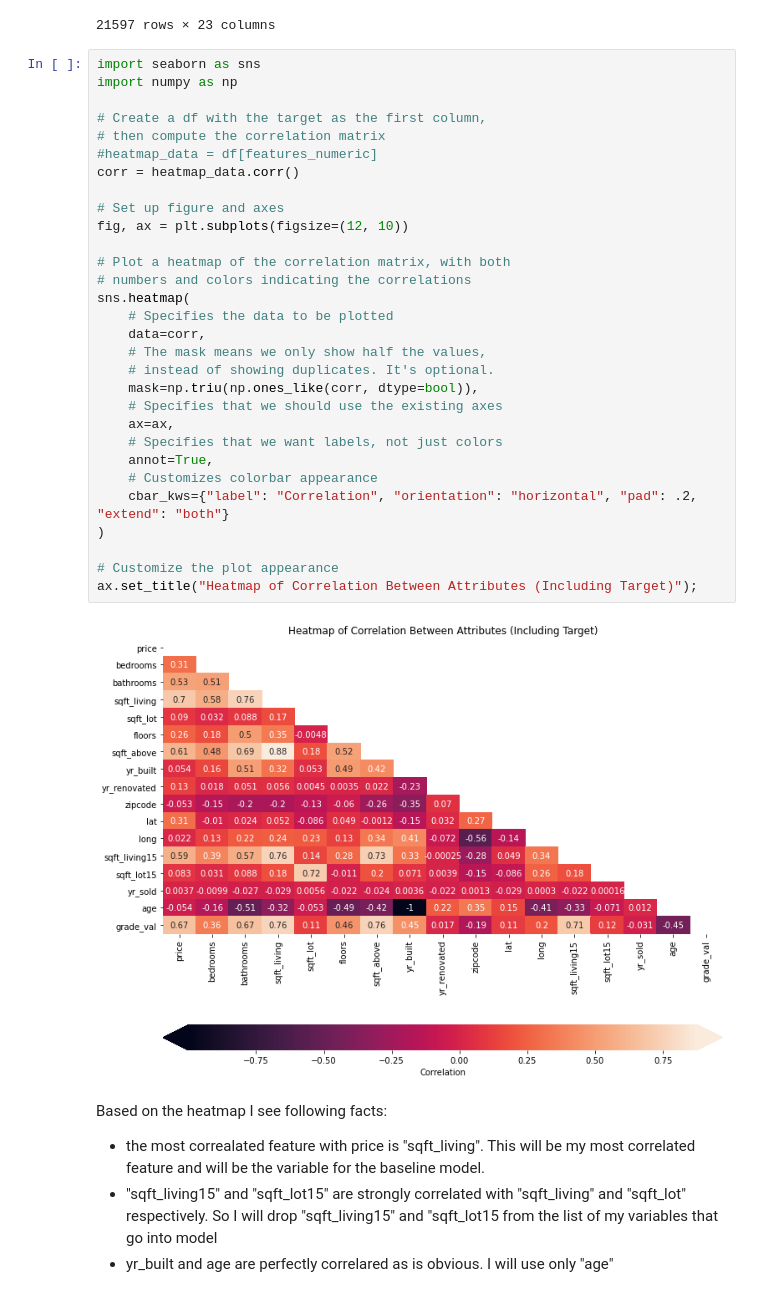
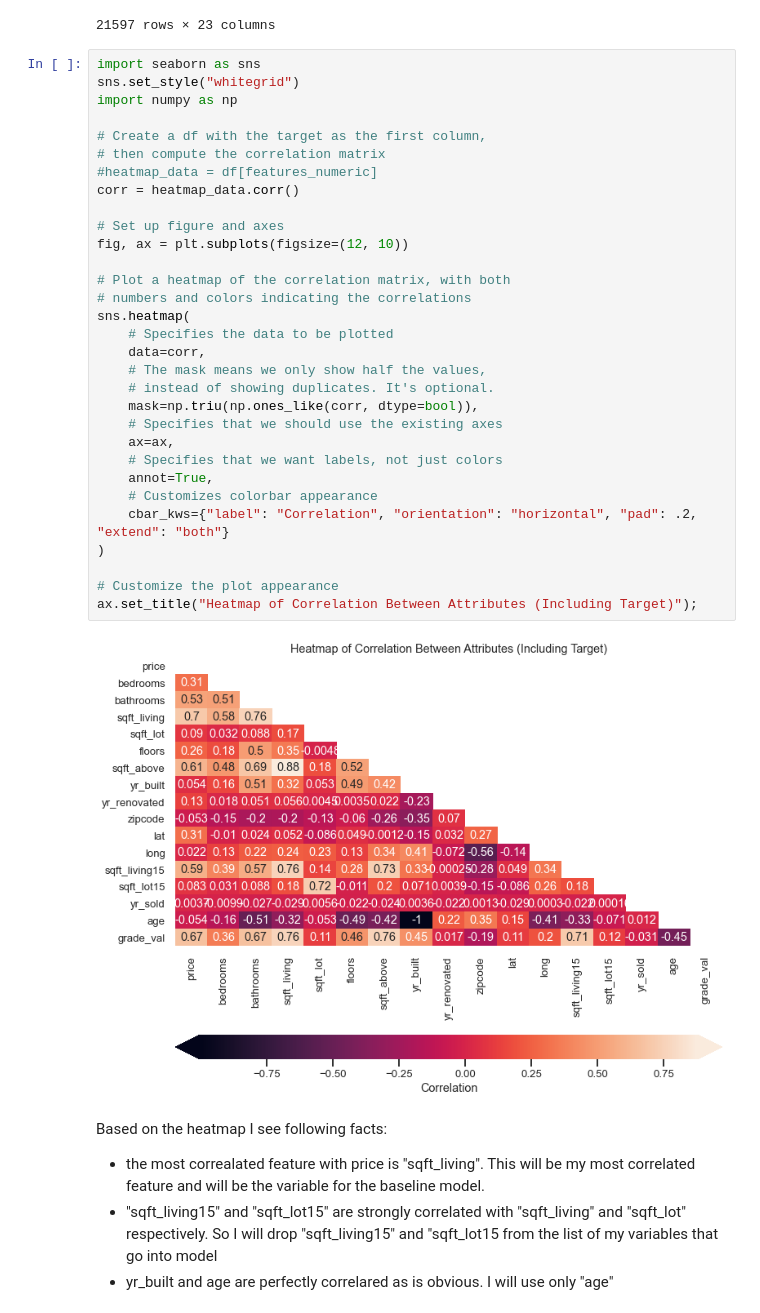
Before and after one commit to deepssharma/dsc-phase-2-project-v2-3, a Jupyter notebook: index.ipynb, the cells around one changed output. Saved outputs shown, nothing was run; the diff lists cells and outputs as text.

```diff
--- a/index.ipynb
+++ b/index.ipynb
@@ -128,36 +147,37 @@ heatmap_data
 21597 rows × 23 columns
 # %%
 import seaborn as sns
+sns.set_style("whitegrid")
 import numpy as np
 
 # Create a df with the target as the first column,
 # then compute the correlation matrix
 #heatmap_data = df[features_numeric]
 corr = heatmap_data.corr()
 
 # Set up figure and axes
 fig, ax = plt.subplots(figsize=(12, 10))
 
 # Plot a heatmap of the correlation matrix, with both
 # numbers and colors indicating the correlations
 sns.heatmap(
     # Specifies the data to be plotted
     data=corr,
     # The mask means we only show half the values,
     # instead of showing duplicates. It's optional.
     mask=np.triu(np.ones_like(corr, dtype=bool)),
     # Specifies that we should use the existing axes
     ax=ax,
     # Specifies that we want labels, not just colors
     annot=True,
     # Customizes colorbar appearance
     cbar_kws={"label": "Correlation", "orientation": "horizontal", "pad": .2, "extend": "both"}
 )
 
 # Customize the plot appearance
 ax.set_title("Heatmap of Correlation Between Attributes (Including Target)");
 # %% [output]
-[figure, old version]
+[figure, new version]
 # %% [markdown]
 Based on the heatmap I see following facts:
 * the most correalated feature with price is "sqft_living". This will be my most correlated feature and will be the variable for the baseline model.
```
Also changed, not shown: parts of 19 cells of this notebook, 1 other file.
